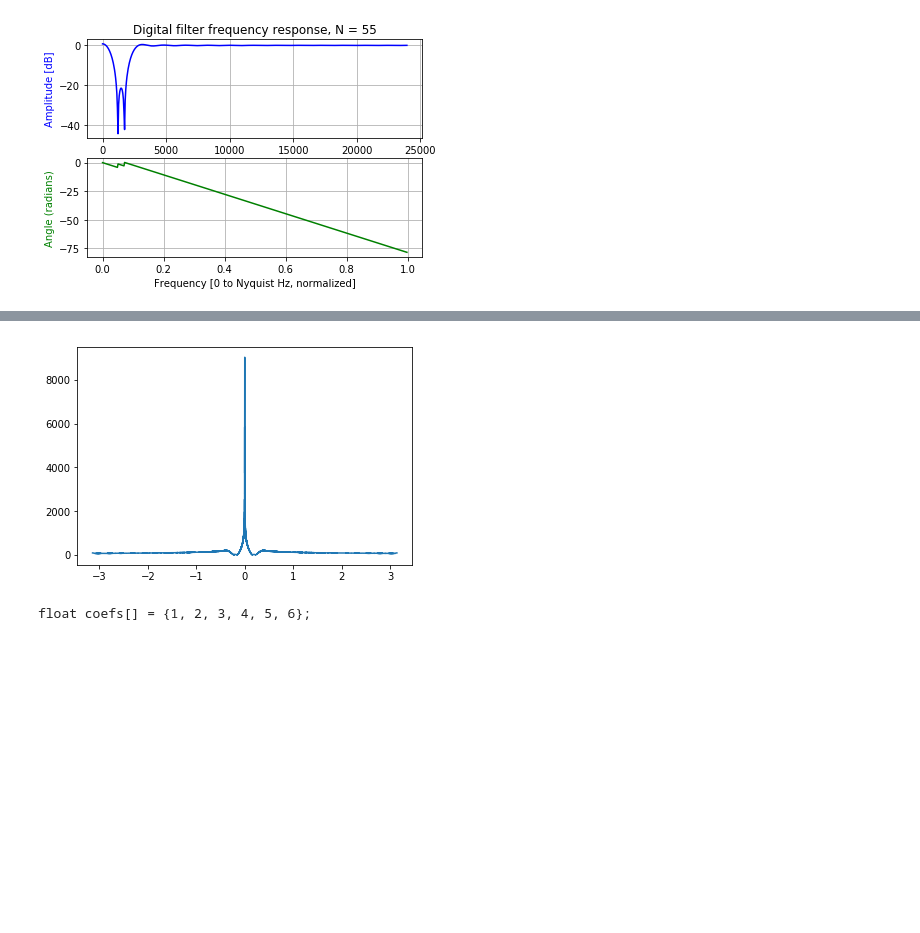
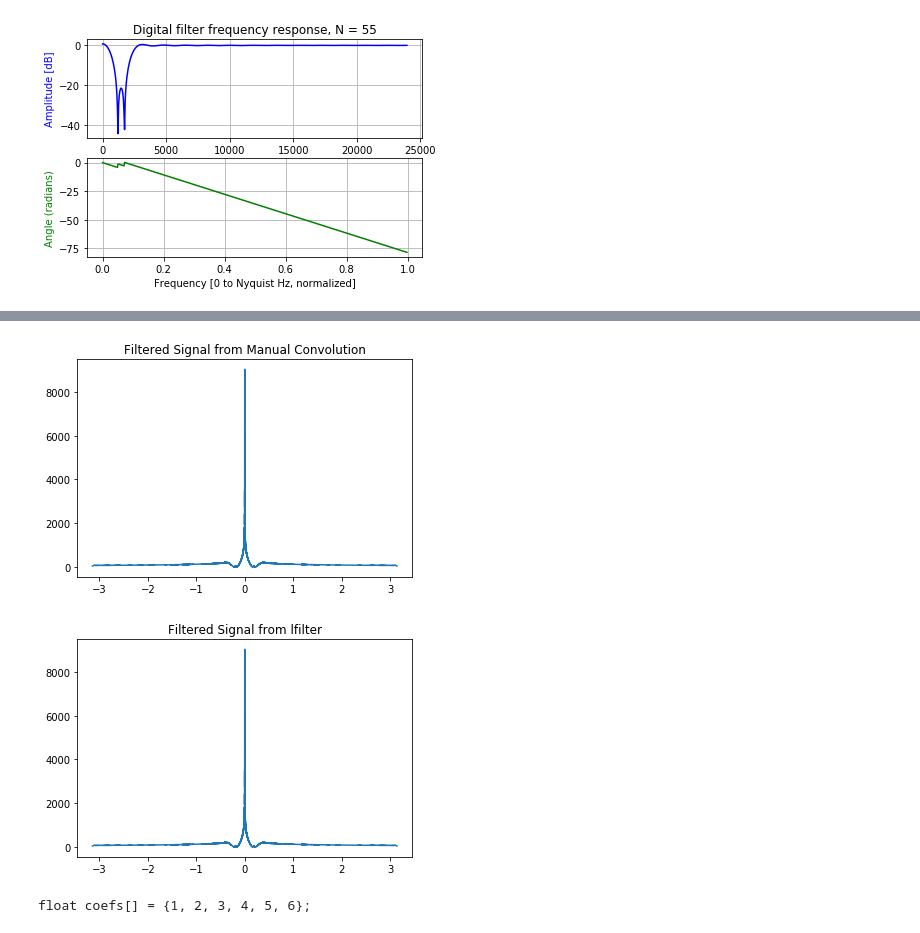
Before and after one commit to katherineyun/ECE420, a Jupyter notebook: lab2/lab2.ipynb, the cells around one changed output, grey strips where cells are left out. Drawn from its saved outputs; the diff is of its cells as text; code cells hidden in the pictures; blank space fills up the shorter version.

```diff
--- a/lab2/lab2.ipynb
+++ b/lab2/lab2.ipynb
@@ -57,23 +59,36 @@ for i in range(len(b)+len(test_data)-1):
 # %%
 
 from math import log10
 from math import pi
 
 # result = signal.convolve(test_data, b)
 data_fft = np.fft.fft(result)
 data_fft = np.fft.fftshift(data_fft)
 
 freq_fft = list(range(0,len(data_fft)))
 freq_fft_rad = [i/len(data_fft)*2*pi for i in freq_fft]
 freq_fft_rad = np.fft.fftshift(freq_fft_rad)
 for i in range(0,len(freq_fft_rad)//2):
     freq_fft_rad[i] = freq_fft_rad[i] - 2*pi
+plt.title('Filtered Signal from Manual Convolution')
+plt.plot(freq_fft_rad, abs(data_fft))
+plt.show()
 
+result = signal.lfilter(b,[[1.0]],test_data)
+data_fft = np.fft.fft(result)
+data_fft = np.fft.fftshift(data_fft)
+
+freq_fft = list(range(0,len(data_fft)))
+freq_fft_rad = [i/len(data_fft)*2*pi for i in freq_fft]
+freq_fft_rad = np.fft.fftshift(freq_fft_rad)
+for i in range(0,len(freq_fft_rad)//2):
+    freq_fft_rad[i] = freq_fft_rad[i] - 2*pi
+plt.title('Filtered Signal from lfilter')
 plt.plot(freq_fft_rad, abs(data_fft))
-plt.title("Filtered Signal after Manual Convolution")
 plt.show()
 # %% [output]
-[figure, old version]
+[figure, new version]
+[figure, added]
 # %%
 a = [1, 2, 3, 4, 5, 6]
 coef_str = "float coefs[] = {"
```
Also changed, not shown: parts of 2 cells of this notebook.
